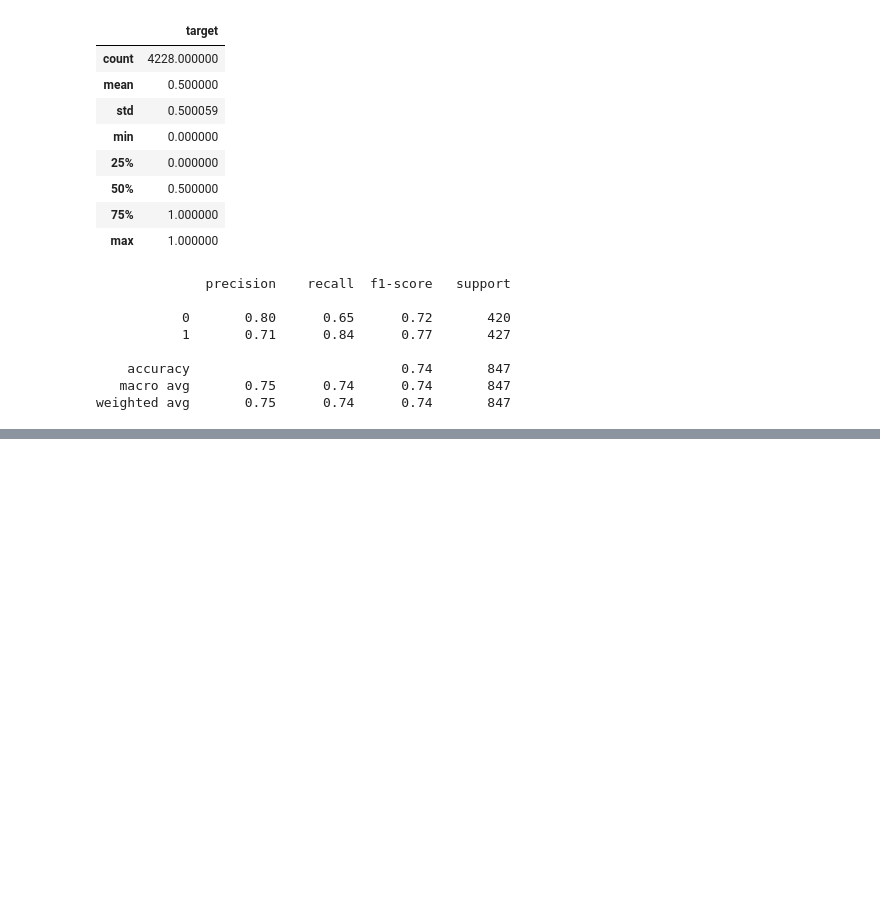
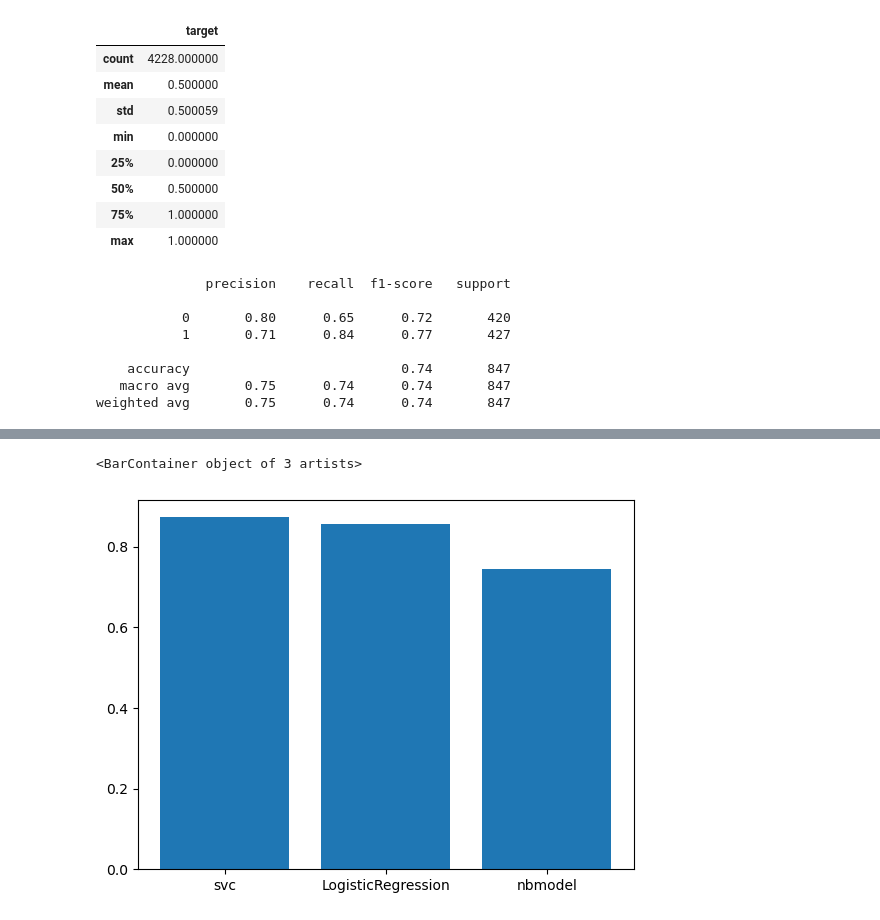
Before and after one commit to ahmmadh/NLP-DisasterTweets, a Jupyter notebook: tokenizer.ipynb, the cells around one changed output, grey strips where cells are left out. Saved outputs shown, nothing was run; the diff lists cells and outputs as text; code cells hidden in the pictures; blank space fills up the shorter version.

Commit message:
more models, visualized accuarcy scores

```diff
--- a/tokenizer.ipynb
+++ b/tokenizer.ipynb
@@ -184,6 +186,7 @@ nbmodel.fit(x.toarray(),training_Sentences["target"])
 y_pred = nbmodel.predict(y.toarray())
 
 print(classification_report(testing_Sentences["target"],y_pred))
+nbreport = classification_report(testing_Sentences["target"],y_pred,output_dict=True)
 # %% [output]
               precision    recall  f1-score   support
 
@@ -198,0 +199,10 @@ padded_test = pad_sequences(testing_Sequences)
+# %%
+
+lgmodel = LogisticRegression()
+
+lgmodel.fit(x.toarray(),training_Sentences["target"])
+
+y_pred = lgmodel.predict(y.toarray())
+
+print(classification_report(testing_Sentences["target"],y_pred))
+lgreport = classification_report(testing_Sentences["target"],y_pred,output_dict=True)
@@ -198,0 +218,11 @@ padded_test = pad_sequences(testing_Sequences)
+# %%
+
+svcmodel = SVC()
+
+svcmodel.fit(x.toarray(),training_Sentences["target"])
+
+y_pred = svcmodel.predict(y.toarray())
+
+#print(classification_report(testing_Sentences["target"],y_pred))
+print(classification_report(testing_Sentences["target"],y_pred))
+svcreport = classification_report(testing_Sentences["target"],y_pred,output_dict=True)
@@ -198,0 +238,5 @@ padded_test = pad_sequences(testing_Sequences)
+# %%
+plt.bar(["svc","LogisticRegression","nbmodel"],[svcreport['accuracy'],lgreport['accuracy'],nbreport['accuracy']])
+# %% [output]
+<BarContainer object of 3 artists>
+[figure, added]
```
Also changed, not shown: parts of 4 cells of this notebook, 1 other file.
